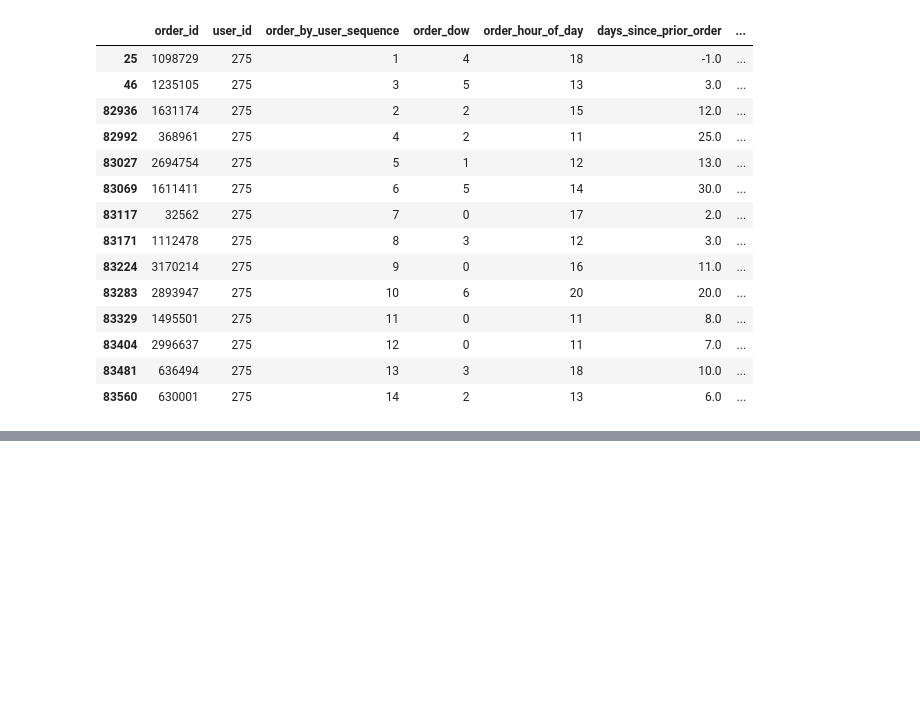
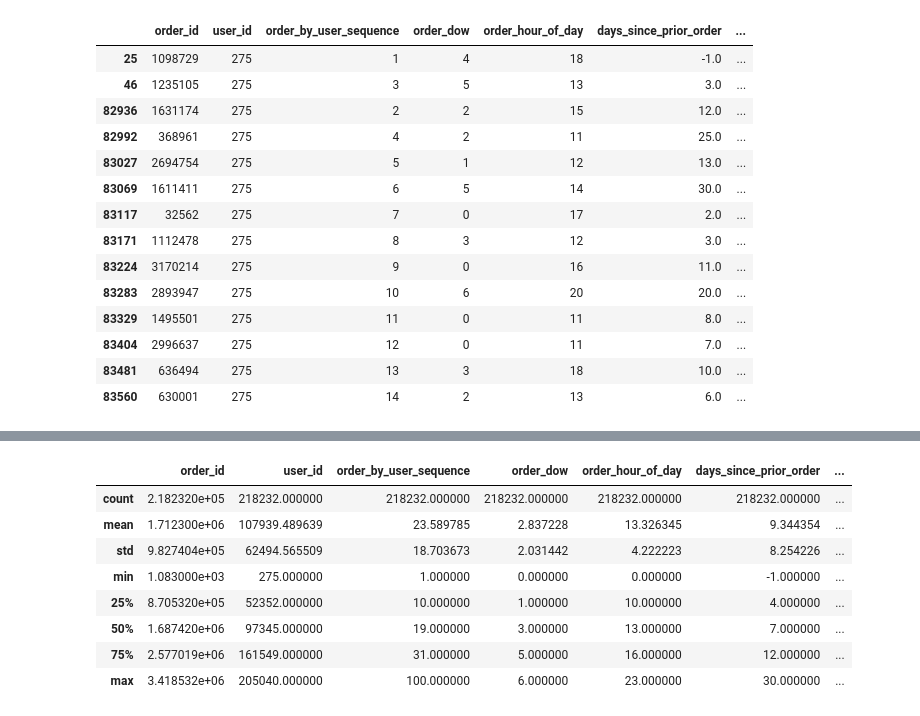
Before and after one commit to fractaldatalearning/Capstone2, a Jupyter notebook: notebooks/preprocessing2_feature_engineering.ipynb, the cells around one changed output, grey strips where cells are left out. Cells and saved outputs as stored; diff of their text form; code cells hidden in the pictures; blank space fills up the shorter version.

```diff
--- a/notebooks/preprocessing2_feature_engineering.ipynb
+++ b/notebooks/preprocessing2_feature_engineering.ipynb
@@ -188,0 +192,12 @@ df.head()
+# %%
+df.describe()
+# %% [output]
+|  | order_id | user_id | order_by_user_sequence | order_dow | order_hour_of_day | days_since_prior_order | ... |
+| count | 2.182320e+05 | 218232.000000 | 218232.000000 | 218232.000000 | 218232.000000 | 218232.000000 | ... |
+| mean | 1.712300e+06 | 107939.489639 | 23.589785 | 2.837228 | 13.326345 | 9.344354 | ... |
+| std | 9.827404e+05 | 62494.565509 | 18.703673 | 2.031442 | 4.222223 | 8.254226 | ... |
+| min | 1.083000e+03 | 275.000000 | 1.000000 | 0.000000 | 0.000000 | -1.000000 | ... |
+| 25% | 8.705320e+05 | 52352.000000 | 10.000000 | 1.000000 | 10.000000 | 4.000000 | ... |
+| 50% | 1.687420e+06 | 97345.000000 | 19.000000 | 3.000000 | 13.000000 | 7.000000 | ... |
+| 75% | 2.577019e+06 | 161549.000000 | 31.000000 | 5.000000 | 16.000000 | 12.000000 | ... |
+| max | 3.418532e+06 | 205040.000000 | 100.000000 | 6.000000 | 23.000000 | 30.000000 | ... |
```
Also changed, not shown: parts of 9 cells of this notebook.
